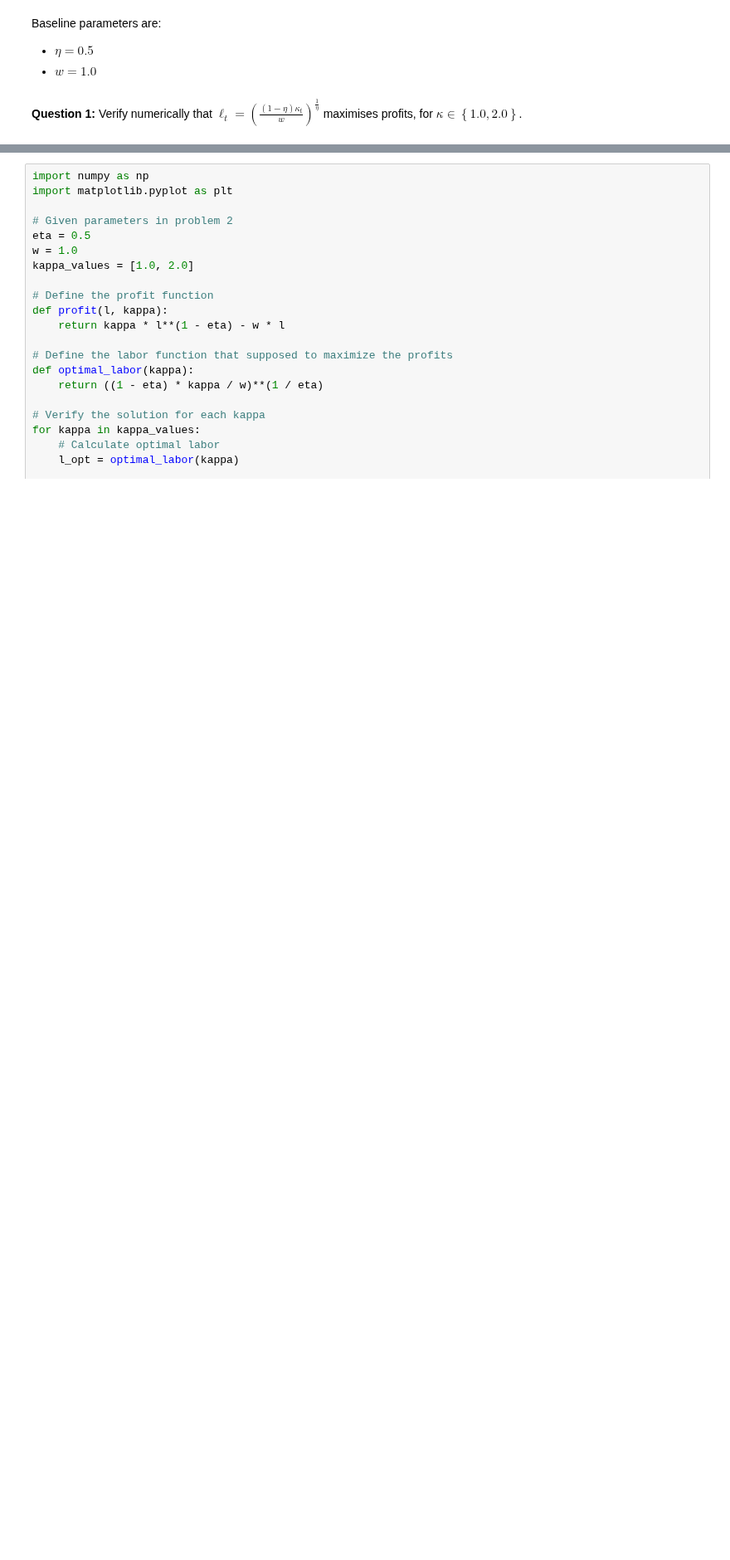
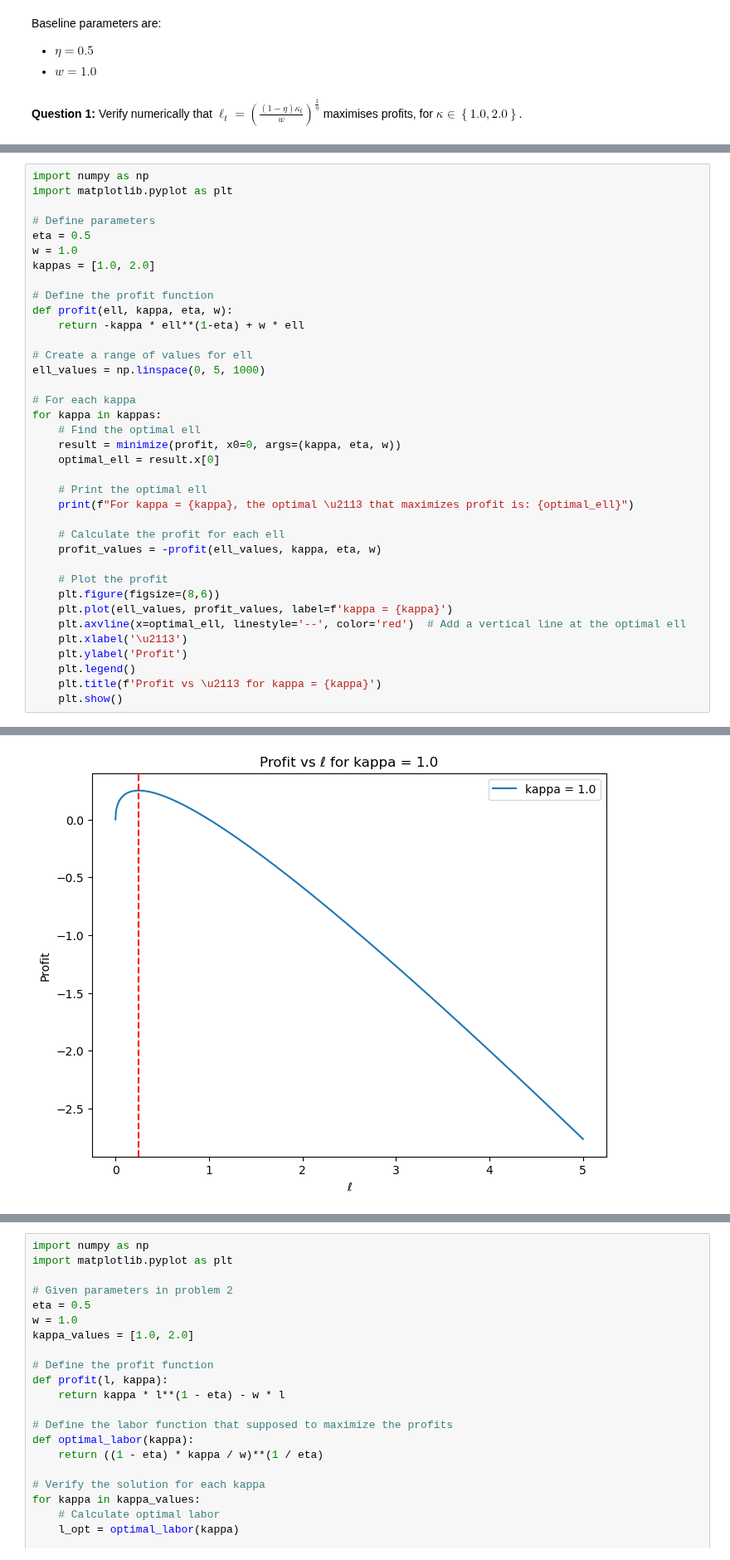
Before and after one commit to NumEconCopenhagen/projects-2023-icehot1, a Jupyter notebook: examproject/Exam-2023.ipynb, the cells around one changed output, grey strips where cells are left out. Shown at 83% size. Saved outputs shown, nothing was run; the diff lists cells and outputs as text; blank space fills up the shorter version.

```diff
--- a/examproject/Exam-2023.ipynb
+++ b/examproject/Exam-2023.ipynb
@@ -118,0 +168,38 @@ So the question is asking us to verify that when the labor supply of hairdresser
+# %%
+import numpy as np
+import matplotlib.pyplot as plt
+
+# Define parameters
+eta = 0.5
+w = 1.0
+kappas = [1.0, 2.0]
+
+# Define the profit function
+def profit(ell, kappa, eta, w):
+    return -kappa * ell**(1-eta) + w * ell
+
+# Create a range of values for ell
+ell_values = np.linspace(0, 5, 1000)
+
+# For each kappa
+for kappa in kappas:
+    # Find the optimal ell
+    result = minimize(profit, x0=0, args=(kappa, eta, w))
+    optimal_ell = result.x[0]
+
+    # Print the optimal ell
+    print(f"For kappa = {kappa}, the optimal \u2113 that maximizes profit is: {optimal_ell}")
+
+    # Calculate the profit for each ell
+    profit_values = -profit(ell_values, kappa, eta, w)
+
+    # Plot the profit
+    plt.figure(figsize=(8,6))
+    plt.plot(ell_values, profit_values, label=f'kappa = {kappa}')
+    plt.axvline(x=optimal_ell, linestyle='--', color='red')  # Add a vertical line at the optimal ell
+    plt.xlabel('\u2113')
+    plt.ylabel('Profit')
+    plt.legend()
+    plt.title(f'Profit vs \u2113 for kappa = {kappa}')
+    plt.show()
+# %% [output]
@@ -118,0 +207 @@ So the question is asking us to verify that when the labor supply of hairdresser
+[figure, added]
```
Also changed, not shown: parts of 10 cells of this notebook.
